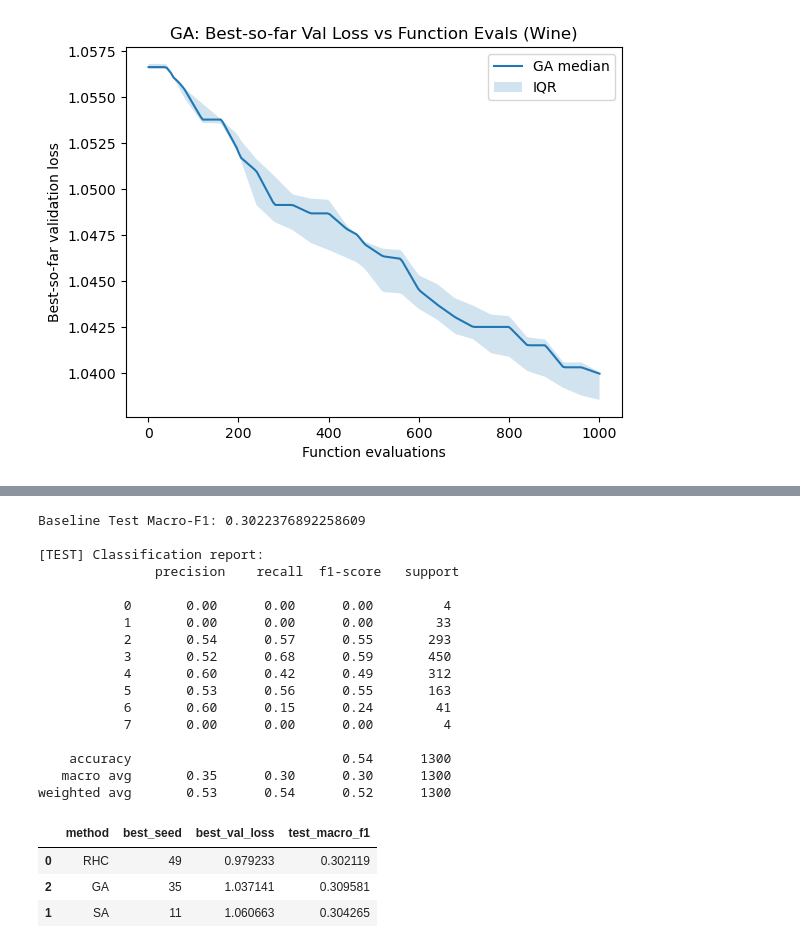
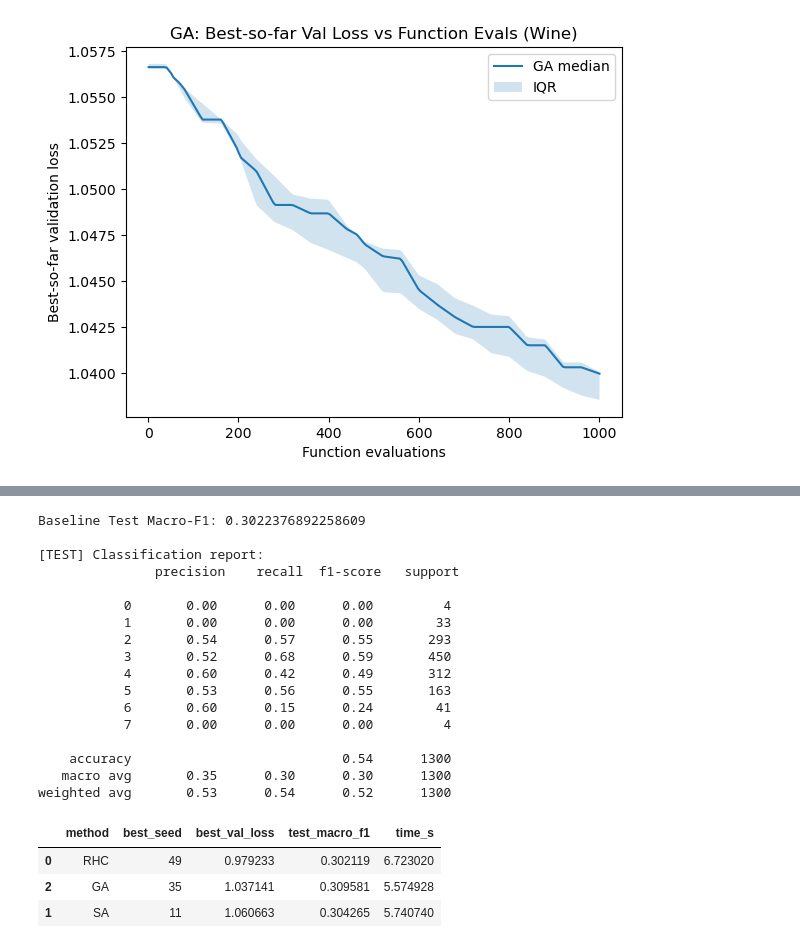
Before and after one commit to lcazorla/cs7641-optimization-uncertainty-learning, a Jupyter notebook: notebooks/analysis_wine.ipynb, the cells around one changed output, grey strips where cells are left out. Cells and saved outputs as stored; diff of their text form; code cells hidden in the pictures.

```diff
--- a/notebooks/analysis_wine.ipynb
+++ b/notebooks/analysis_wine.ipynb
@@ -799,7 +799,8 @@ def run_ro_method(method_name, method_fn, seed, **kwargs):
         "seed": seed,
         "best_val_loss": best_val,
         "fevals": obj.fevals,
-        "hist": hist
+        "hist": hist,
+        "final_time_s": float(hist["time_s"].iloc[-1]),
     }, best_x
 
 runs = []
@@ -933,35 +934,36 @@ for method in ["RHC", "SA", "GA"]:
     model.load_state_dict(baseline_state)
     model.unfreeze_last_k(k=chosen_k)
     assign_flattened_trainable(model, best_vectors[(method, seed)])
 
     test_f1 = eval_f1(model, test_loader)
     final_results.append({
         "method": method,
         "best_seed": seed,
         "best_val_loss": best_run["best_val_loss"],
-        "test_macro_f1": test_f1
+        "test_macro_f1": test_f1,
+        "time_s": float(best_run.get("final_time_s", np.nan)),
     })
 
 pd.DataFrame(final_results).sort_values("best_val_loss")
 # %% [output]
 Baseline Test Macro-F1: 0.3022376892258609
 
 [TEST] Classification report:
                precision    recall  f1-score   support
 
            0       0.00      0.00      0.00         4
            1       0.00      0.00      0.00        33
            2       0.54      0.57      0.55       293
            3       0.52      0.68      0.59       450
            4       0.60      0.42      0.49       312
            5       0.53      0.56      0.55       163
            6       0.60      0.15      0.24        41
            7       0.00      0.00      0.00         4
 
     accuracy                           0.54      1300
    macro avg       0.35      0.30      0.30      1300
 weighted avg       0.53      0.54      0.52      1300
-|  | method | best_seed | best_val_loss | test_macro_f1 |
-| 0 | RHC | 49 | 0.979233 | 0.302119 |
-| 2 | GA | 35 | 1.037141 | 0.309581 |
-| 1 | SA | 11 | 1.060663 | 0.304265 |
+|  | method | best_seed | best_val_loss | test_macro_f1 | time_s |
+| 0 | RHC | 49 | 0.979233 | 0.302119 | 6.723020 |
+| 2 | GA | 35 | 1.037141 | 0.309581 | 5.574928 |
+| 1 | SA | 11 | 1.060663 | 0.304265 | 5.740740 |
```
Also changed, not shown: parts of 2 cells of this notebook.
